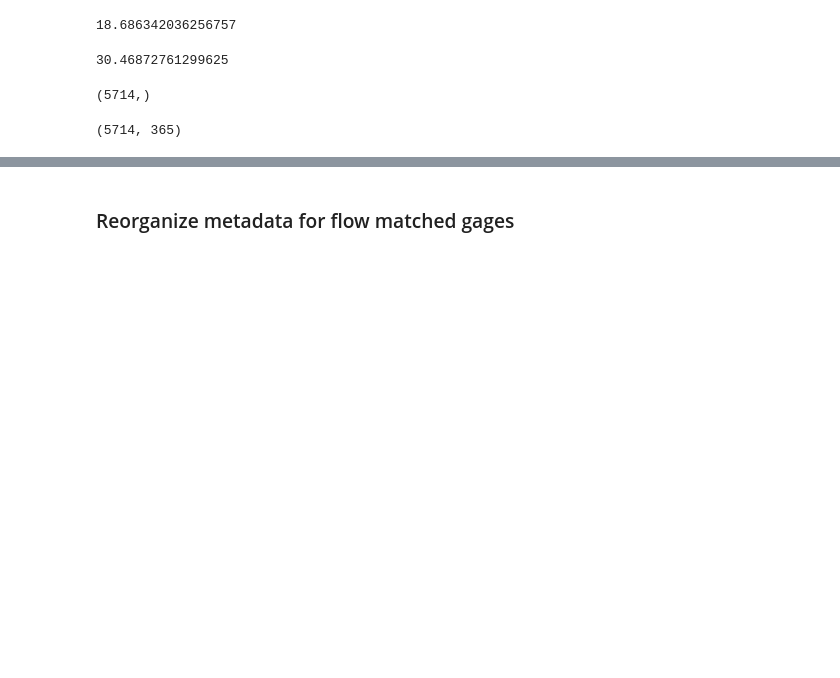
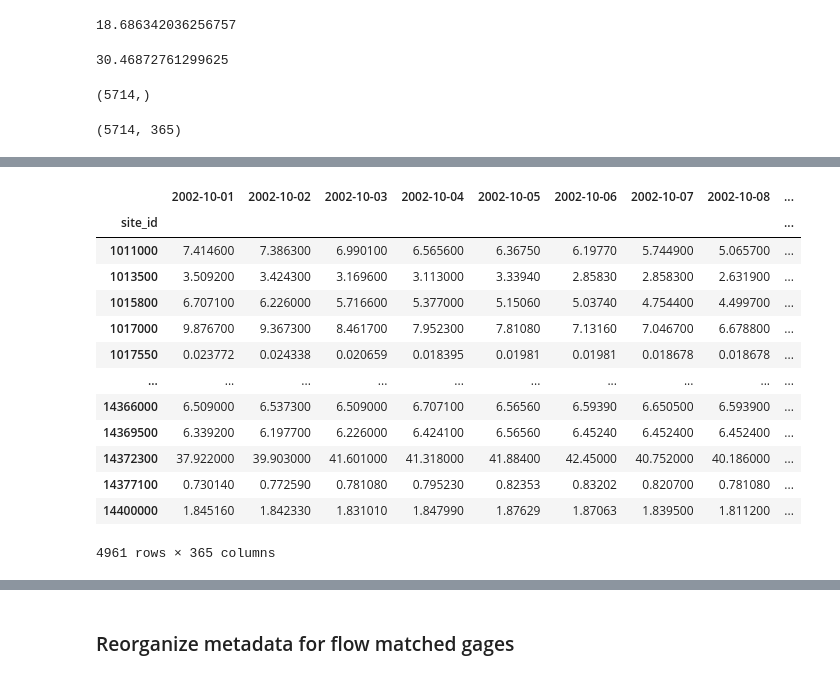
Before and after one commit to danielletijerina/PFCONUS2-analysis, a Jupyter notebook: scripts/Validation/Streamflow/1_Organize_Streamflow_hydrodataObs.ipynb, the cells around one changed output, grey strips where cells are left out. Saved outputs shown, nothing was run; the diff lists cells and outputs as text; code cells hidden in the pictures; blank space fills up the shorter version.

```diff
--- a/scripts/Validation/Streamflow/1_Organize_Streamflow_hydrodataObs.ipynb
+++ b/scripts/Validation/Streamflow/1_Organize_Streamflow_hydrodataObs.ipynb
@@ -245,0 +254,18 @@ pf_flow_match_df.to_csv(f'{organized_dir}/PFCONUS2_Daily_matched_flow_cms{water_
+# %%
+obs_data_new = obs_data[obs_data.index.isin(pf_flow_match_df_new.index)]
+obs_data_new
+# %% [output]
+|  | 2002-10-01 | 2002-10-02 | 2002-10-03 | 2002-10-04 | 2002-10-05 | 2002-10-06 | 2002-10-07 | 2002-10-08 | ... |
+| site_id |  |  |  |  |  |  |  |  | ... |
+| 1011000 | 7.414600 | 7.386300 | 6.990100 | 6.565600 | 6.36750 | 6.19770 | 5.744900 | 5.065700 | ... |
+| 1013500 | 3.509200 | 3.424300 | 3.169600 | 3.113000 | 3.33940 | 2.85830 | 2.858300 | 2.631900 | ... |
+| 1015800 | 6.707100 | 6.226000 | 5.716600 | 5.377000 | 5.15060 | 5.03740 | 4.754400 | 4.499700 | ... |
+| 1017000 | 9.876700 | 9.367300 | 8.461700 | 7.952300 | 7.81080 | 7.13160 | 7.046700 | 6.678800 | ... |
+| 1017550 | 0.023772 | 0.024338 | 0.020659 | 0.018395 | 0.01981 | 0.01981 | 0.018678 | 0.018678 | ... |
+| ... | ... | ... | ... | ... | ... | ... | ... | ... | ... |
+| 14366000 | 6.509000 | 6.537300 | 6.509000 | 6.707100 | 6.56560 | 6.59390 | 6.650500 | 6.593900 | ... |
+| 14369500 | 6.339200 | 6.197700 | 6.226000 | 6.424100 | 6.56560 | 6.45240 | 6.452400 | 6.452400 | ... |
+| 14372300 | 37.922000 | 39.903000 | 41.601000 | 41.318000 | 41.88400 | 42.45000 | 40.752000 | 40.186000 | ... |
+| 14377100 | 0.730140 | 0.772590 | 0.781080 | 0.795230 | 0.82353 | 0.83202 | 0.820700 | 0.781080 | ... |
+| 14400000 | 1.845160 | 1.842330 | 1.831010 | 1.847990 | 1.87629 | 1.87063 | 1.839500 | 1.811200 | ... |
+4961 rows × 365 columns
```
Also changed, not shown: parts of 10 cells of this notebook, 8 other files.
